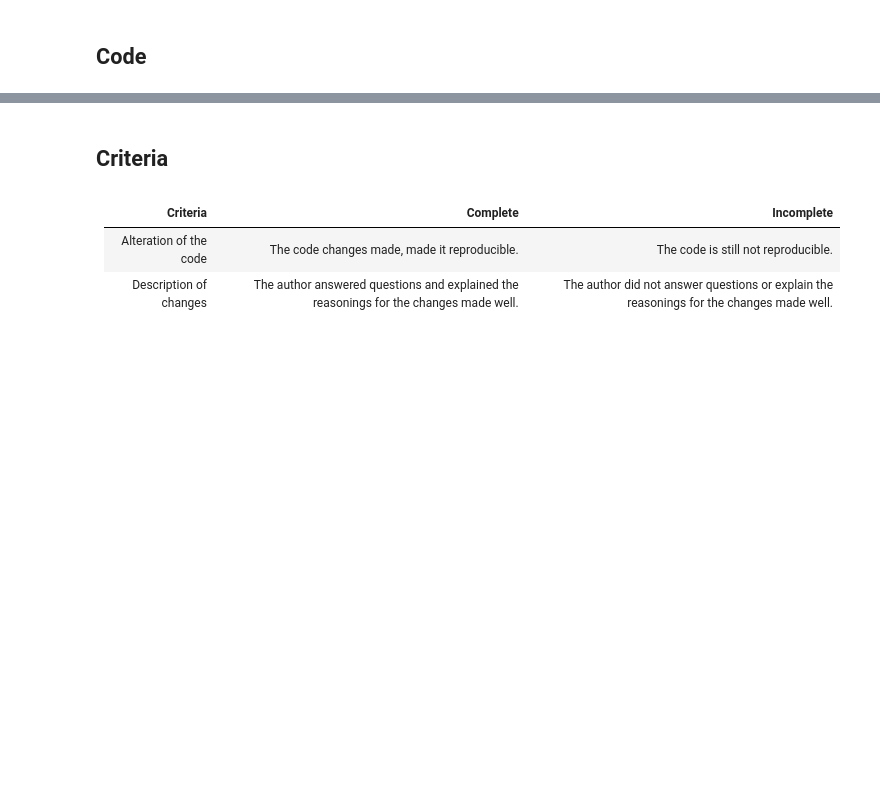
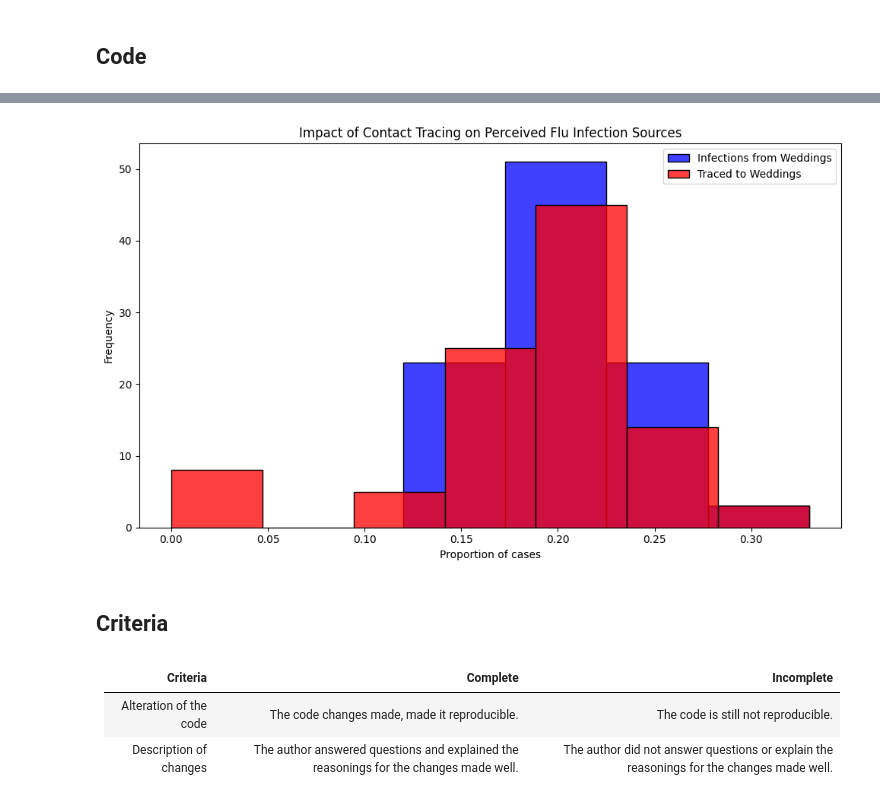
Before and after one commit to songtaowang94/sampling, a Jupyter notebook: 02_activities/assignments/a1_sampling_and_reproducibility.ipynb, the cells around one changed output, grey strips where cells are left out. Cells and saved outputs as stored; diff of their text form; code cells hidden in the pictures; blank space fills up the shorter version.

```diff
--- a/02_activities/assignments/a1_sampling_and_reproducibility.ipynb
+++ b/02_activities/assignments/a1_sampling_and_reproducibility.ipynb
@@ -118,3 +121,96 @@ plt.show()
+# %%
+
+# Import necessary libraries
+import pandas as pd
+import numpy as np
+import matplotlib.pyplot as plt
+import seaborn as sns
+import warnings
+
+warnings.simplefilter(action='ignore', category=FutureWarning)
+
+# Constants representing the parameters of the model
+ATTACK_RATE = 0.10
+TRACE_SUCCESS = 0.20
+SECONDARY_TRACE_THRESHOLD = 2
+#SIMULATION_RUNS = 10
+SIMULATION_RUNS = 100
+RNG_SEED = 42
+
+def simulate_event(rng):
+    """
+    Simulates the infection and tracing process for a series of events.
+
+    This function creates a DataFrame representing individuals attending weddings and brunches,
+    infects a subset of them based on the ATTACK_RATE, performs primary and secondary contact tracing,
+    and calculates the proportions of infections and traced cases that are attributed to weddings.
+
+    Parameters:
+    - rng: numpy Generator used for reproducible random draws.
+
+    Returns:
+    - A tuple containing the proportion of infections and the proportion of traced cases
+      that are attributed to weddings.
+    """
+    # Create DataFrame for people at events with initial infection and traced status
+    events = ['wedding'] * 200 + ['brunch'] * 800
+    ppl = pd.DataFrame({
+        'event': events,
+        'infected': False,
+        'traced': np.nan  # Initially setting traced status as NaN
+    })
+
+    # Explicitly set 'traced' column to nullable boolean type
+    ppl['traced'] = ppl['traced'].astype(pd.BooleanDtype())
+
+    # Infect a random subset of people
+    infected_indices = rng.choice(ppl.index, size=int(len(ppl) * ATTACK_RATE), replace=False)
+    ppl.loc[infected_indices, 'infected'] = True
+
+    # Primary contact tracing: randomly decide which infected people get traced
+    ppl.loc[ppl['infected'], 'traced'] = rng.random(sum(ppl['infected'])) < TRACE_SUCCESS
+
+    # Secondary contact tracing based on event attendance
+    event_trace_counts = ppl[ppl['traced'] == True]['event'].value_counts()
+    events_traced = event_trace_counts[event_trace_counts >= SECONDARY_TRACE_THRESHOLD].index
+    ppl.loc[ppl['event'].isin(events_traced) & ppl['infected'], 'traced'] = True
+
+    # Calculate proportions of infections and traces attributed to each event type
+    ppl['event_type'] = ppl['event'].str[0]  # 'w' for wedding, 'b' for brunch
+    wedding_infections = sum(ppl['infected'] & (ppl['event_type'] == 'w'))
+    brunch_infections = sum(ppl['infected'] & (ppl['event_type'] == 'b'))
+    total_infections = wedding_infections + brunch_infections
+    p_wedding_infections = wedding_infections / total_infections if total_infections else np.nan
+
+    wedding_traces = sum(ppl['infected'] & ppl['traced'] & (ppl['event_type'] == 'w'))
+    brunch_traces = sum(ppl['infected'] & ppl['traced'] & (ppl['event_type'] == 'b'))
+    total_traces = wedding_traces + brunch_traces
+    p_wedding_traces = wedding_traces / total_traces if total_traces else np.nan
+
+    return p_wedding_infections, p_wedding_traces
+
+
+def run_simulations(num_runs=SIMULATION_RUNS, seed=RNG_SEED):
+    """Run the simulation multiple times with a fixed seed for reproducibility."""
+    rng = np.random.default_rng(seed)
+    results = [simulate_event(rng) for _ in range(num_runs)]
+    return pd.DataFrame(results, columns=["Infections", "Traces"])
+
+
+# Run the simulation and plot results
+props_df = run_simulations()
+
+plt.figure(figsize=(10, 6))
+sns.histplot(props_df['Infections'], color="blue", alpha=0.75, binwidth=0.05, kde=False, label='Infections from Weddings')
+sns.histplot(props_df['Traces'], color="red", alpha=0.75, binwidth=0.05, kde=False, label='Traced to Weddings')
+plt.xlabel("Proportion of cases")
+plt.ylabel("Frequency")
+plt.title("Impact of Contact Tracing on Perceived Flu Infection Sources")
+plt.legend()
+plt.tight_layout()
+plt.show()
+# %% [output]
+[figure, added]
 # %% [markdown]
 ## Criteria
 # %% [markdown]
```
Also changed, not shown: parts of 2 cells of this notebook.
